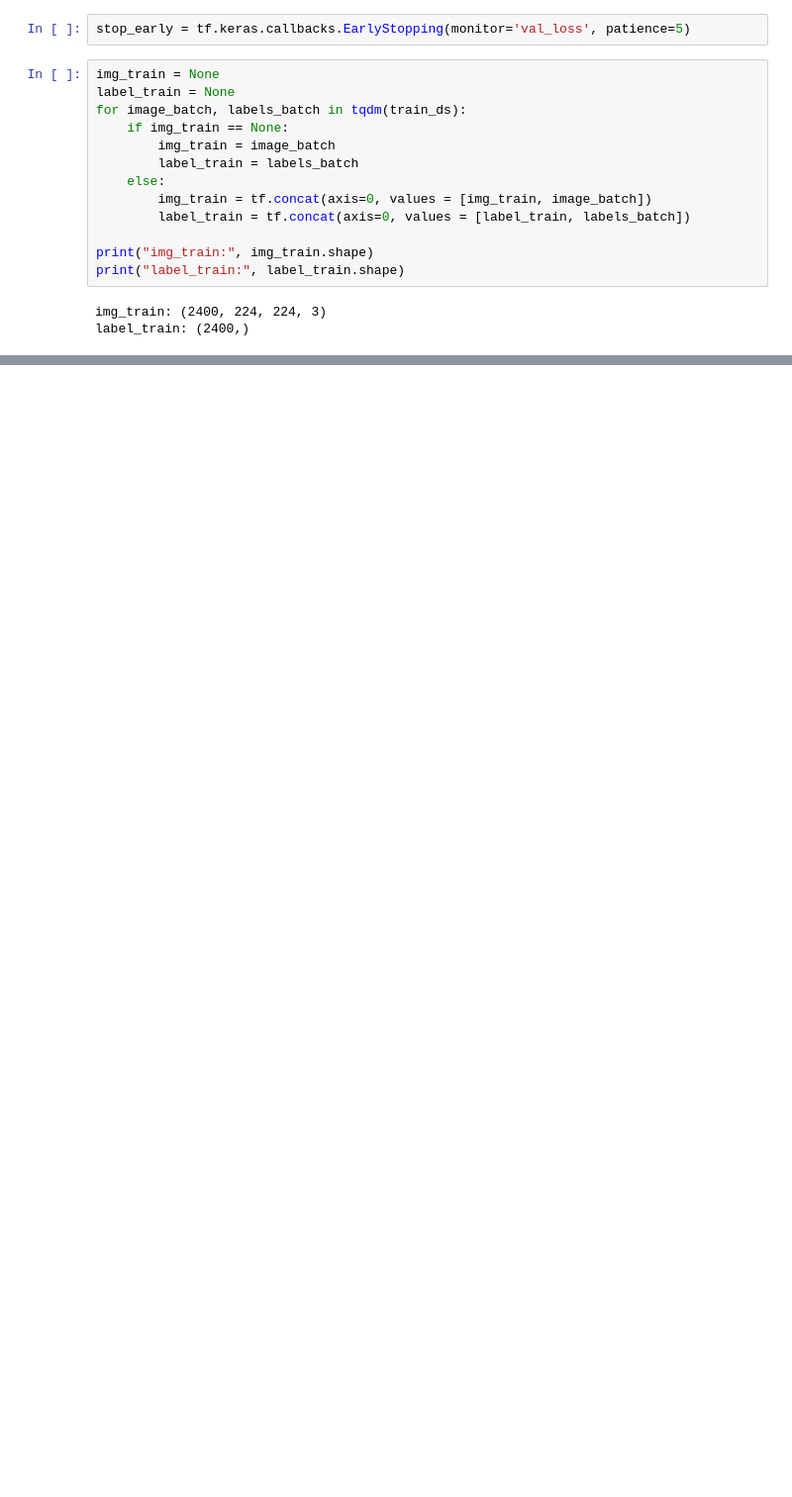
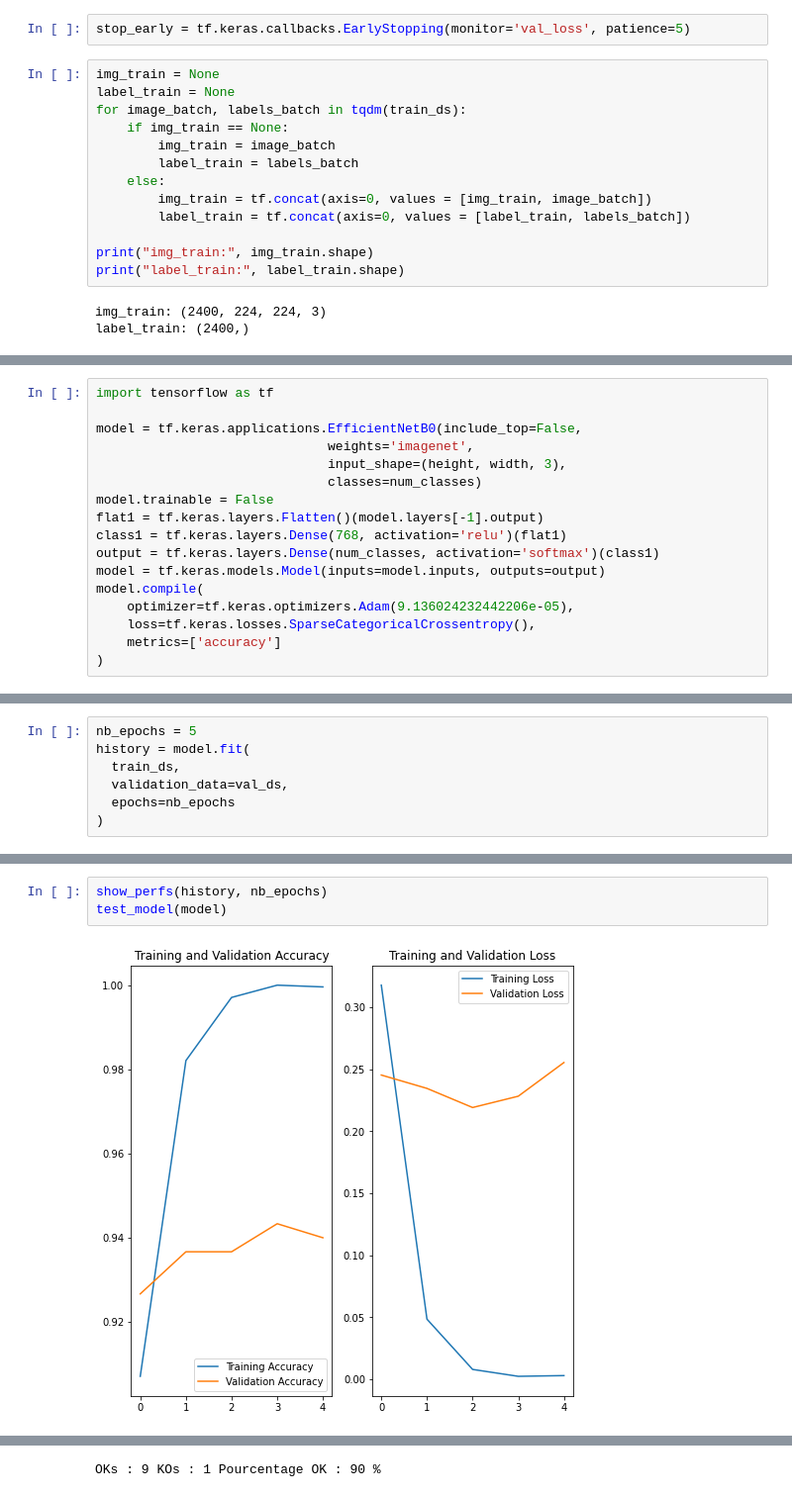
Before and after one commit to JulienGremillot/codelab_machine_learning, a Jupyter notebook: Codelab_Classification_d'images_3.ipynb, the cells around one changed output, grey strips where cells are left out. Shown at 99% size. Cells and saved outputs as stored; diff of their text form; blank space fills up the shorter version.

Commit message:
Transfer Learning EfficientNet

```diff
--- a/Codelab_Classification_d'images_3.ipynb
+++ b/Codelab_Classification_d'images_3.ipynb
@@ -358,0 +353,17 @@ best_hps.values
+# %%
+import tensorflow as tf
+
+model = tf.keras.applications.EfficientNetB0(include_top=False,
+                              weights='imagenet',
+                              input_shape=(height, width, 3),
+                              classes=num_classes)
+model.trainable = False
+flat1 = tf.keras.layers.Flatten()(model.layers[-1].output)
+class1 = tf.keras.layers.Dense(768, activation='relu')(flat1)
+output = tf.keras.layers.Dense(num_classes, activation='softmax')(class1)
+model = tf.keras.models.Model(inputs=model.inputs, outputs=output)
+model.compile(
+    optimizer=tf.keras.optimizers.Adam(9.136024232442206e-05),
+    loss=tf.keras.losses.SparseCategoricalCrossentropy(),
+    metrics=['accuracy']
+)
@@ -358,0 +374,7 @@ best_hps.values
+# %%
+nb_epochs = 5
+history = model.fit(
+  train_ds,
+  validation_data=val_ds,
+  epochs=nb_epochs
+)
@@ -358,0 +392,5 @@ best_hps.values
+# %%
+show_perfs(history, nb_epochs)
+test_model(model)
+# %% [output]
+[figure, added]
@@ -358,0 +398 @@ best_hps.values
+OKs : 9 KOs : 1 Pourcentage OK : 90 %
```
Also changed, not shown: parts of 12 cells of this notebook.
